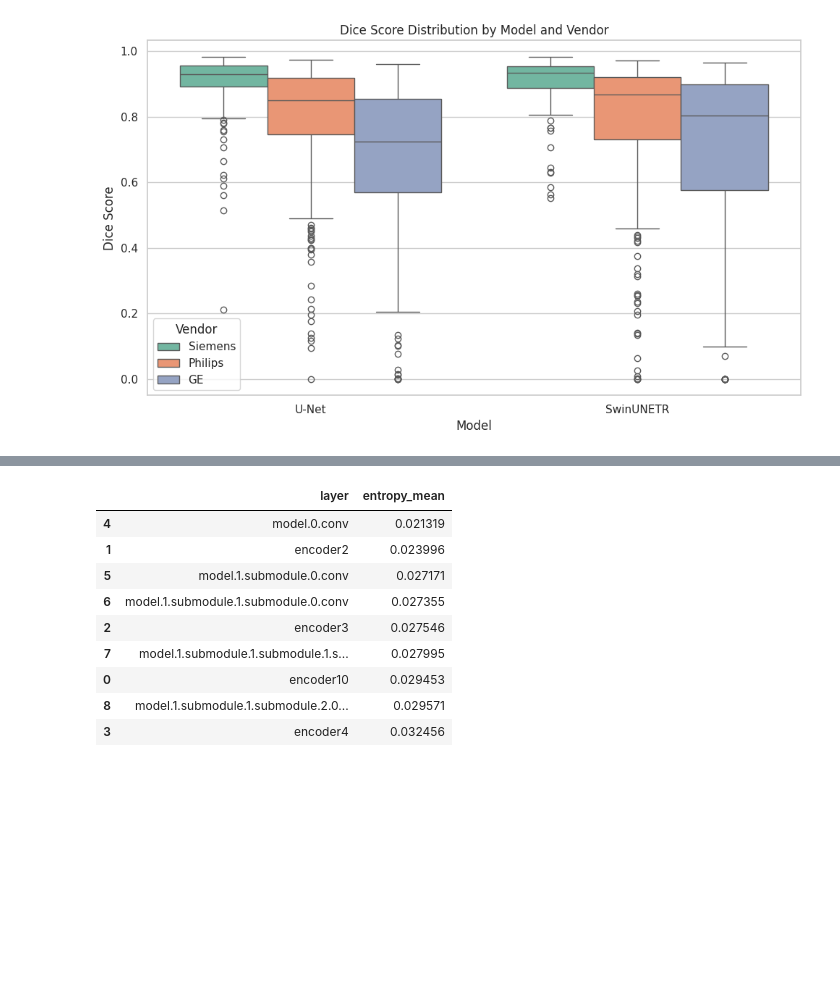
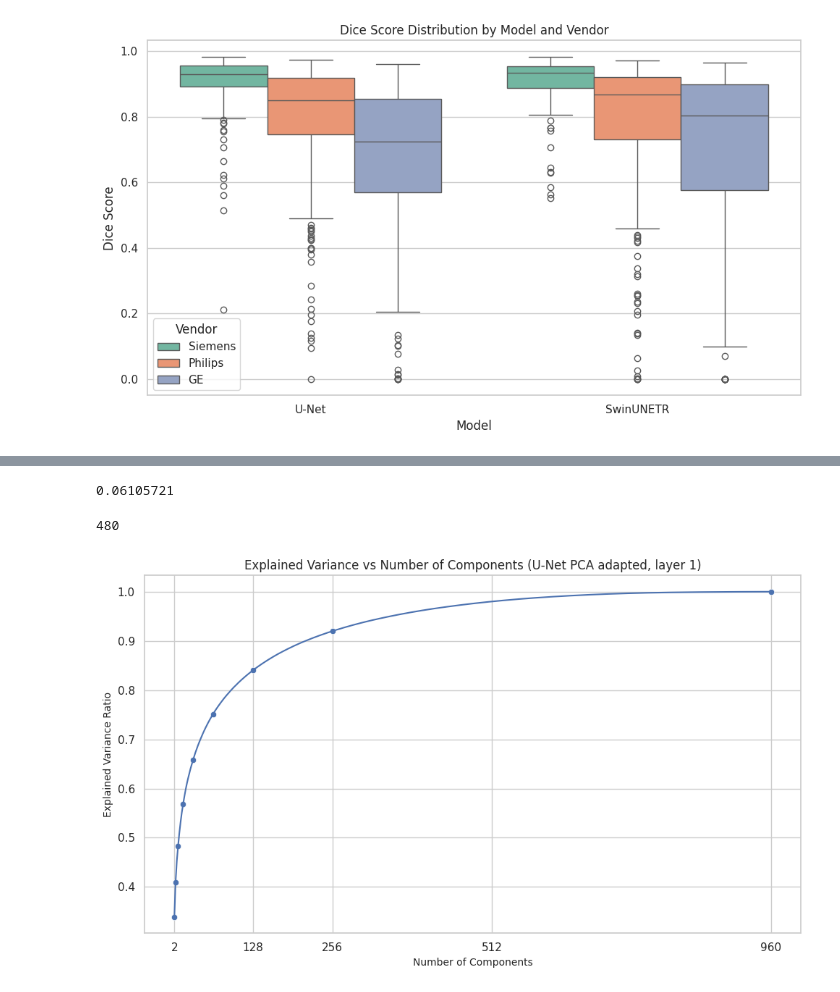
Before and after one commit to sgomezru/DSSQ, a Jupyter notebook: notebooks/analysis.ipynb, the cells around one changed output, grey strips where cells are left out. Cells and saved outputs as stored; diff of their text form; code cells hidden in the pictures; blank space fills up the shorter version.

```diff
--- a/notebooks/analysis.ipynb
+++ b/notebooks/analysis.ipynb
@@ -284,5 +546,7 @@ pmri_df_metr = pd.read_csv(f"{stats_path}/dim_ent_stats.csv")
 with open(f"{stats_path}/model_stats.json", "r") as f:
     pmri_model_stats = json.load(f)
 # %%
-with open(f"{pcas_path}/pca.pkl", "rb") as f:
-    pca_swin = pickle.load(f)
+data_key = "prostate"
+model = "monai-64-4-4"
+with open(f"{pcas_path}/{data_key}_{model}_{monai_iter}_base_PCA_model_0_conv.pkl", "rb") as f:
+    pca_unet = pickle.load(f)
@@ -396,13 +552,0 @@ Index(['model', 'dim_red_mode', 'n_dims', 'vendor', 'iteration', 'layer',
-# %%
-pmri_df_metr.groupby(["layer"])['entropy_mean'].mean().reset_index().sort_values(by="entropy_mean", ascending=True)
-# %% [output]
-|  | layer | entropy_mean |
-| 4 | model.0.conv | 0.021319 |
-| 1 | encoder2 | 0.023996 |
-| 5 | model.1.submodule.0.conv | 0.027171 |
-| 6 | model.1.submodule.1.submodule.0.conv | 0.027355 |
-| 2 | encoder3 | 0.027546 |
-| 7 | model.1.submodule.1.submodule.1.s... | 0.027995 |
-| 0 | encoder10 | 0.029453 |
-| 8 | model.1.submodule.1.submodule.2.0... | 0.029571 |
-| 3 | encoder4 | 0.032456 |
@@ -411,3 +553,45 @@ pmri_df_metr.groupby(["model", "vendor"])[''].mean().reset_index().sort_values(b
+# %%
+pca_unet.explained_variance_ratio_[1]
+# %% [output]
+0.06105721
+# %%
+len(pca_unet.explained_variance_ratio_[1::2])
+# %% [output]
+480
+# %%
+def plot_pca_exp_variance(pca):
+    explained_variance = pca.explained_variance_ratio_
+    cumulative_explained_variance = np.cumsum(explained_variance)
+
+    # Create a range for the number of components
+    # num_components = np.array([2**i for i in range(10)])
+    num_components = np.arange(2, len(explained_variance) + 1, 2)
+
+    # Set seaborn style
+    sns.set(style="whitegrid")
+
+    # Create the plot
+    plt.figure(figsize=(10, 6))
+    sns.lineplot(x=num_components, y=cumulative_explained_variance[1::2], color="b")
+    num_components = np.array([2**i for i in range(1,9)] + [960])
+    sns.scatterplot(x=num_components, y=cumulative_explained_variance[num_components - 1], marker="o", color="b")
+
+    # Add titles and labels
+    plt.title('Explained Variance vs Number of Components (U-Net PCA adapted, layer 1)', fontsize=12)
+    plt.xlabel('Number of Components', fontsize=10)
+    plt.ylabel('Explained Variance Ratio', fontsize=10)
+    plt.xticks([2, 128, 256, 512, 960])
+
+    # Add grid, legend, and axis limits
+    plt.grid(True)
+
+    # Show the plot
+    plt.tight_layout()
+    plt.show()
+# %%
+plot_pca_exp_variance(pca_unet)
+# %% [output]
+[figure, added]
 # %%
 def print_stats(df):
     print("\nAuroc mean per layer & model\n")
```
Also changed, not shown: parts of 23 cells of this notebook, 4 other files.
